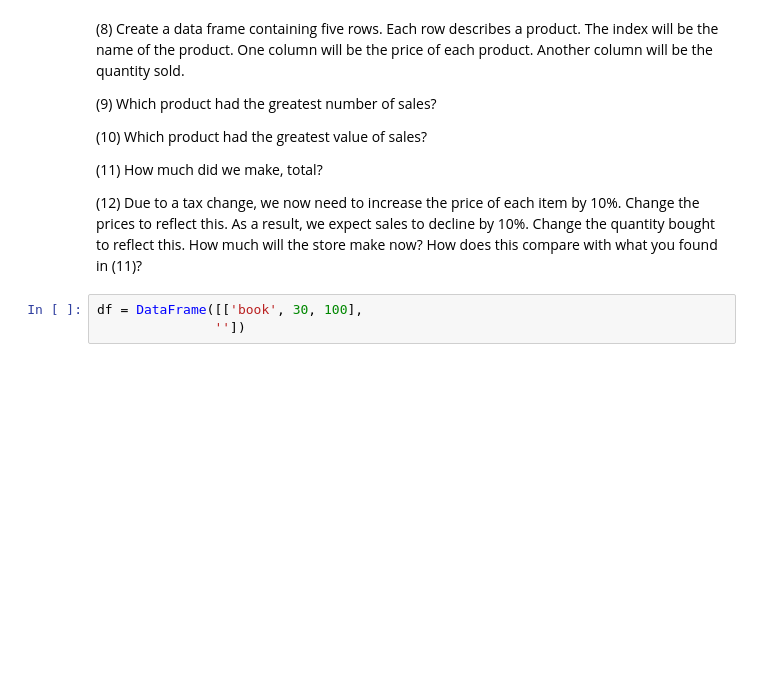
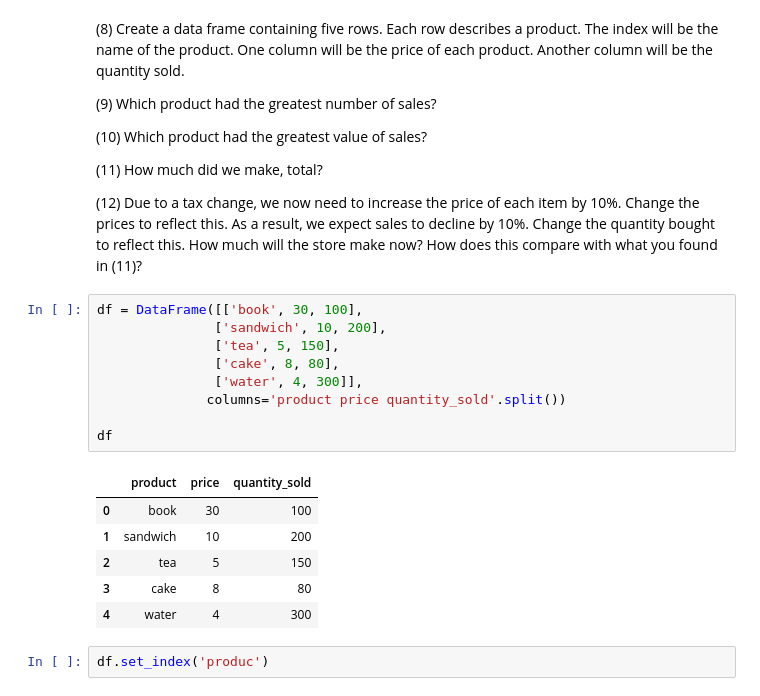
Before and after one commit to ramlaxman/cisco-data-science-2020-sept, a Jupyter notebook: Cisco — 2020 September 22.ipynb, the cells around one changed output. Drawn from its saved outputs; the diff is of its cells as text; blank space fills up the shorter version.

```diff
--- a/Cisco — 2020 September 22.ipynb
+++ b/Cisco — 2020 September 22.ipynb
@@ -1608,6 +1608,21 @@ df
     expect sales to decline by 10%.  Change the quantity bought to reflect
     this.  How much will the store make now?  How does this compare with
     what you found in (11)?
-# %%
-df = DataFrame([['book', 30, 100],
-               ''])
+# %%
+df = DataFrame([['book', 30, 100],
+               ['sandwich', 10, 200],
+               ['tea', 5, 150],
+               ['cake', 8, 80],
+               ['water', 4, 300]],
+              columns='product price quantity_sold'.split())
+
+df
+# %% [output]
+|  | product | price | quantity_sold |
+| 0 | book | 30 | 100 |
+| 1 | sandwich | 10 | 200 |
+| 2 | tea | 5 | 150 |
+| 3 | cake | 8 | 80 |
+| 4 | water | 4 | 300 |
+# %%
+df.set_index('produc')
```
